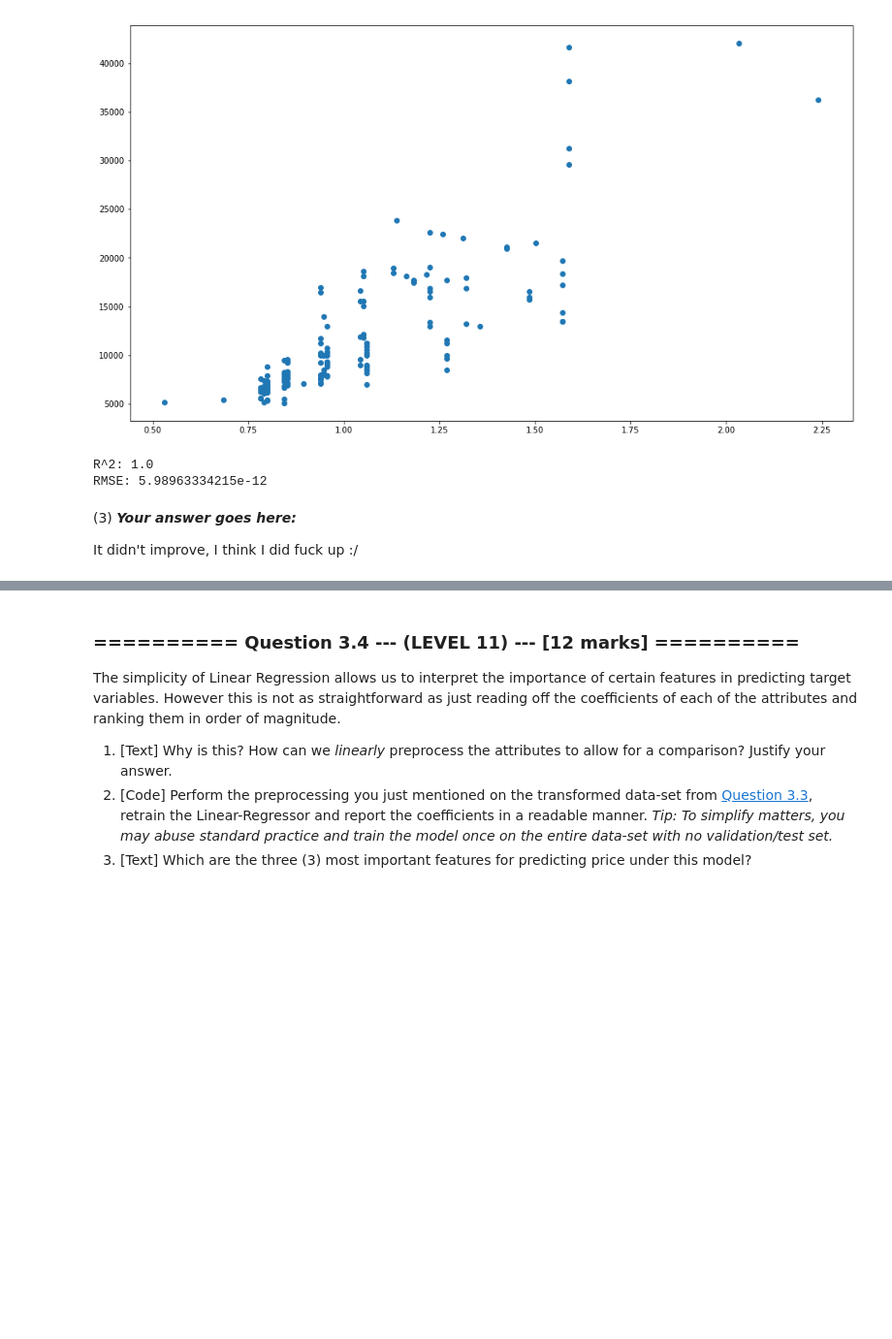
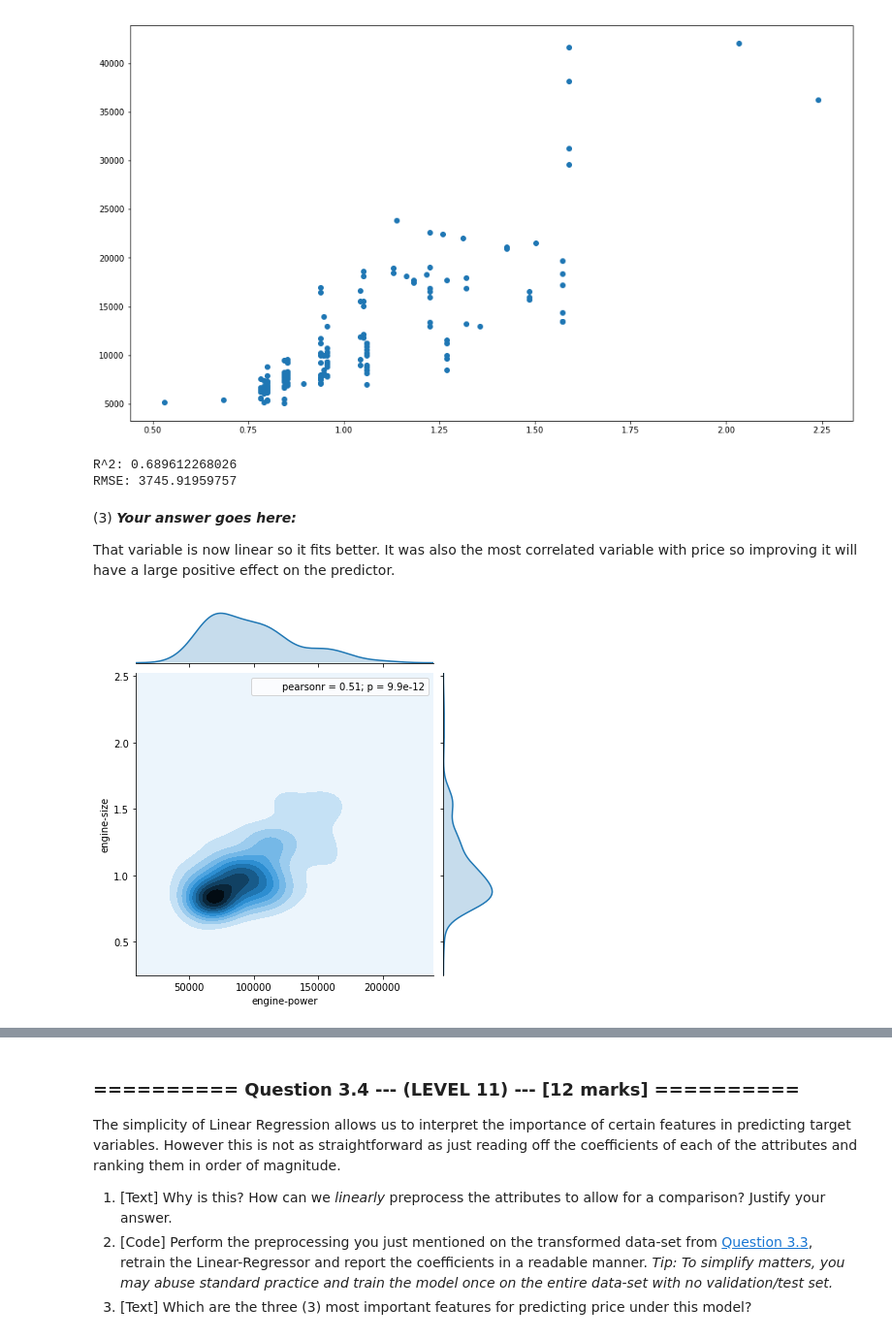
Before and after one commit to stuphys1729/IAML, a Jupyter notebook: Assignments/02_LinearRegression.ipynb, the cells around one changed output, grey strips where cells are left out. Shown: that part at 97% size. Drawn from its saved outputs; the diff is of its cells as text; code cells hidden in the pictures; blank space fills up the shorter version.

```diff
--- a/Assignments/02_LinearRegression.ipynb
+++ b/Assignments/02_LinearRegression.ipynb
@@ -453,7 +476,7 @@ plt.scatter(auto_numeric_log['engine-size'], auto_numeric_log['price'])
 [figure]
 # %%
 # (2) # Your Code goes here:
-X = [ list(auto_numeric_log.iloc[i]) for i in range(len(auto_numeric_log)) ]
+X = [ list(auto_numeric_log.iloc[i][:-1]) for i in range(len(auto_numeric_log)) ]
 y = list(auto_numeric_log['price'])
 
 mlr = LinearRegression()
@@ -462,9 +485,13 @@ y_pred = cross_val_predict(mlr, X, y, cv=kf)
 print('R^2:', r2_score(y, y_pred))
 print('RMSE:', np.sqrt(mean_squared_error(y, y_pred)))
 # %% [output]
-R^2: 1.0
-RMSE: 5.98963334215e-12
+R^2: 0.689612268026
+RMSE: 3745.91959757
-# %% [markdown]
-(3) ***Your answer goes here:***
-
-It didn't improve, I think I did fuck up :/
+# %% [markdown]
+(3) ***Your answer goes here:***
+
+That variable is now linear so it fits better. It was also the most correlated variable with price so improving it will have a large positive effect on the predictor.
+# %%
+sns.jointplot('engine-power', 'engine-size', data=auto_numeric_log, kind='kde');
+# %% [output]
+[figure, added]
```
Also changed, not shown: parts of 10 cells of this notebook.
